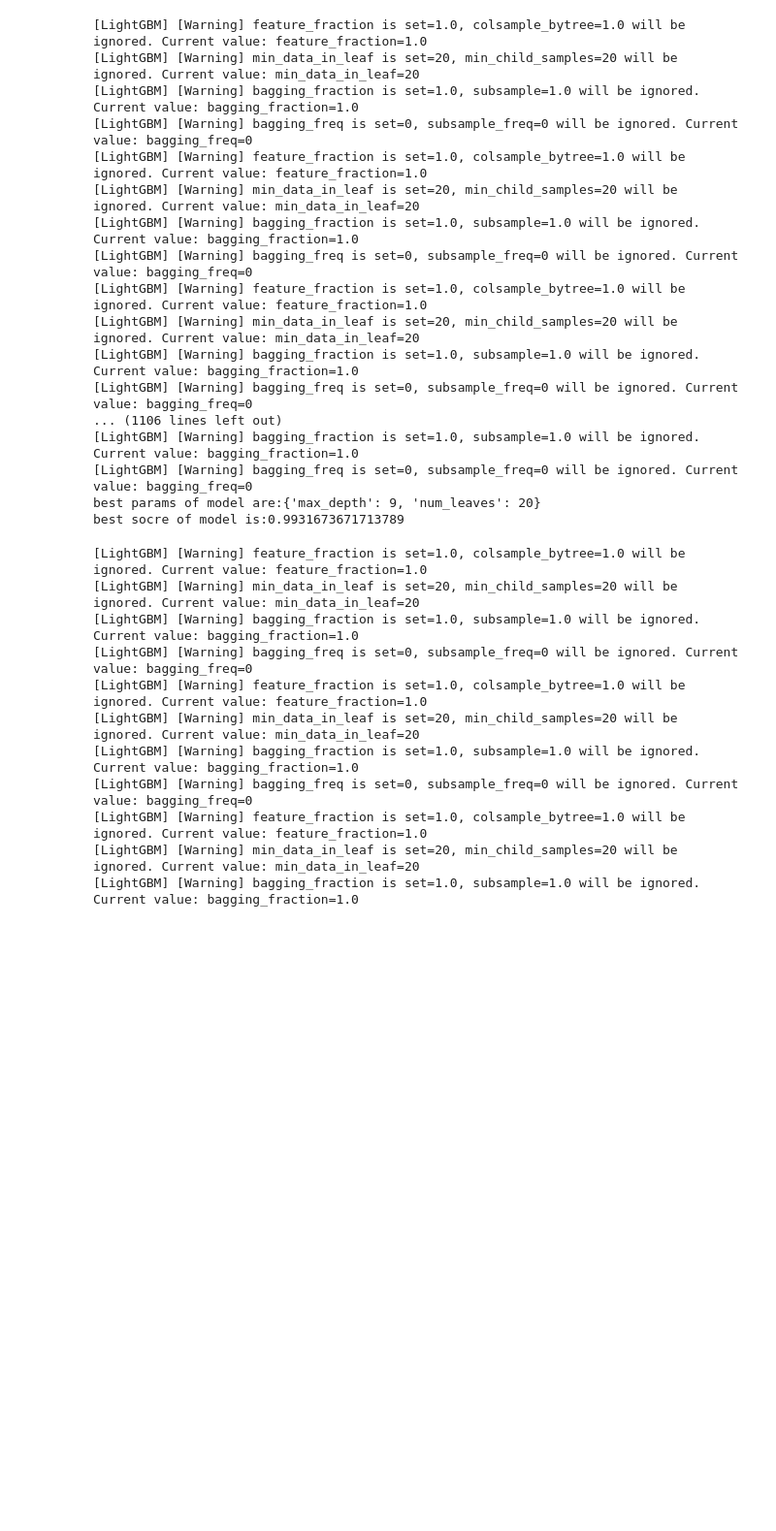
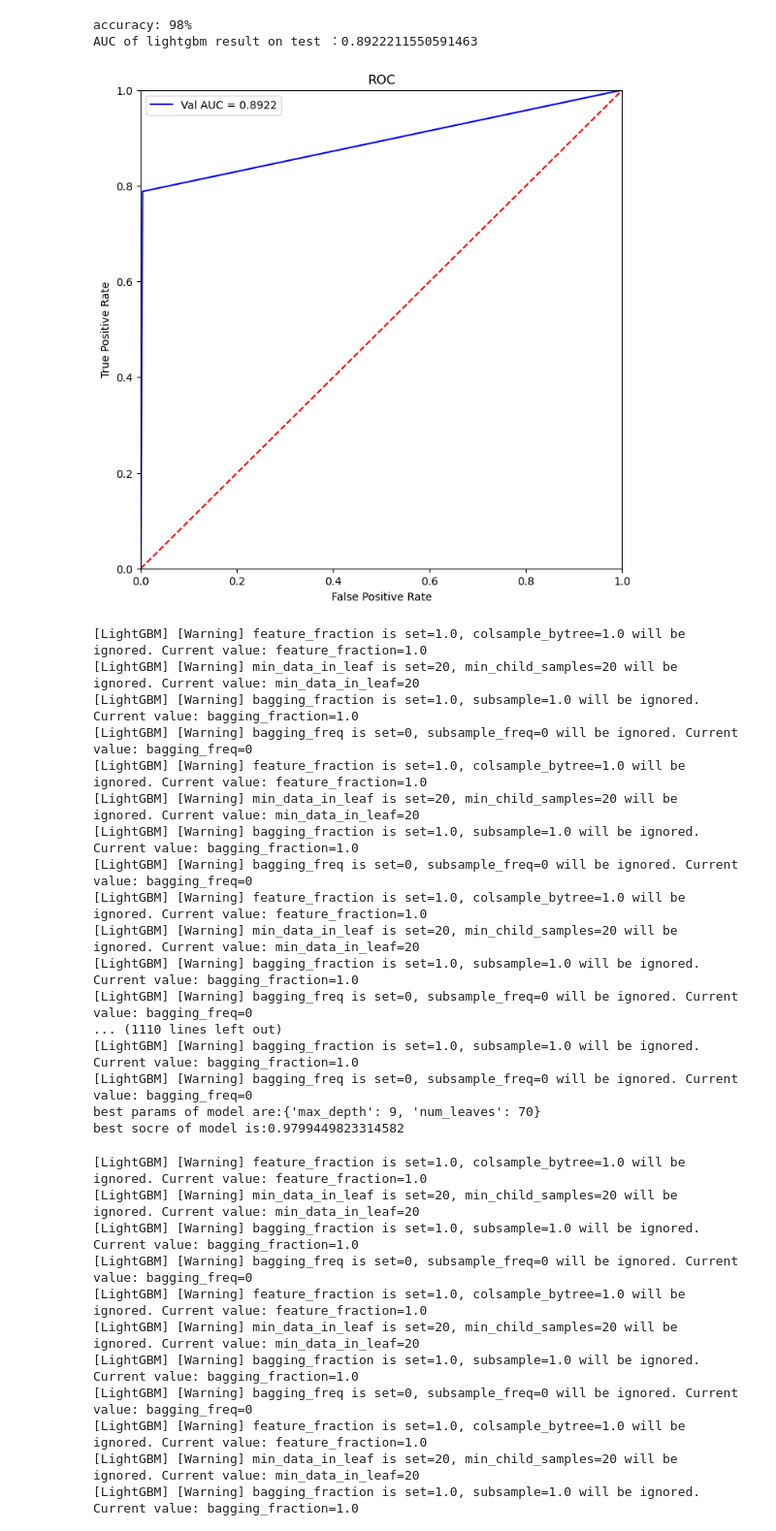
Before and after one commit to userchen12/Data-Analyse-and-Mining, a Jupyter notebook: Data Mining/Project-Online Transaction Fraud Prediction.ipynb, the cells around one changed output. Shown at 97% size. Saved outputs shown, nothing was run; the diff lists cells and outputs as text; code cells hidden in the pictures; blank space fills up the shorter version.

Commit message:
update online fraud

```diff
--- a/Data Mining/Project-Online Transaction Fraud Prediction.ipynb
+++ b/Data Mining/Project-Online Transaction Fraud Prediction.ipynb
@@ -4,12 +4,12 @@ import pandas as pd
 import random
 
 # Load identity and transaction data, only load 10% data due to memory
-df_identity = pd.read_csv("../../DataSet/ieee-fraud-detection/train_identity.csv", skiprows=lambda i: i>0 and random.random() > 0.1)
-df_transaction = pd.read_csv("../../DataSet/ieee-fraud-detection/train_transaction.csv", skiprows=lambda i: i>0 and random.random() > 0.1)
+df_identity = pd.read_csv("../../DataSet/ieee-fraud-detection/train_identity.csv")
+df_transaction = pd.read_csv("../../DataSet/ieee-fraud-detection/train_transaction.csv")
 
 # Load test data
-df_test_identity = pd.read_csv("../../DataSet/ieee-fraud-detection/test_identity.csv", skiprows=lambda i: i>0 and random.random() > 0.1)
-df_test_transaction = pd.read_csv("../../DataSet//ieee-fraud-detection/test_transaction.csv", skiprows=lambda i: i>0 and random.random() > 0.1)
+# df_test_identity = pd.read_csv("../../DataSet/ieee-fraud-detection/test_identity.csv", skiprows=lambda i: i>0 and random.random() > 0.1)
+# df_test_transaction = pd.read_csv("../../DataSet//ieee-fraud-detection/test_transaction.csv", skiprows=lambda i: i>0 and random.random() > 0.1)
 # %%
 # Merge on TransactionID (if desired)
 train_data = df_identity.merge(df_transaction, on="TransactionID", how="left")
@@ -201,12 +208,12 @@ def cv_model(clf, train_x, train_y, test_x, clf_name):
     print("%s_scotrainre_list:" % clf_name, cv_scores)
     print("%s_score_mean:" % clf_name, np.mean(cv_scores))
     print("%s_score_std:" % clf_name, np.std(cv_scores))
-    return train, test
+    return train, test, model
 
 def lgb_model(x_train, y_train, x_test):
-    lgb_train, lgb_test = cv_model(lgb, x_train, y_train, x_test, "lgb")
-    return lgb_train, lgb_test
+    lgb_train, lgb_test, basic_model = cv_model(lgb, x_train, y_train, x_test, "lgb")
+    return lgb_train, lgb_test, basic_model
 
-lgb_train, lgb_test = lgb_model(X_train, y_train, X_test)
+lgb_train, lgb_test, basic_model = lgb_model(X_train, y_train, X_test)
 # %% [output]
 ************************************ 2 ************************************
@@ -272 +236,36 @@ lgb_score_std: 0.0009588208184992351
+# %%
+from sklearn.metrics import accuracy_score, f1_score, roc_auc_score, log_loss
+import sklearn.metrics as metrics
+import matplotlib.pyplot as plt
+
+
+"""preditcion"""
+
+y_pred = np.round(basic_model.predict(X_test))
+y_test = y_test.values
+#accuracy
+accuracy = accuracy_score(y_test,y_pred)
+print('accuracy:%3.f%%'%(accuracy*100))
+
+"""calculate roc related index"""
+fpr, tpr, threshold = metrics.roc_curve(y_test, y_pred)
+roc_auc = metrics.auc(fpr, tpr)
+print('AUC of lightgbm result on test ：{}'.format(roc_auc))
+"""ROC"""
+plt.figure(figsize=(8, 8))
+plt.title('Validation ROC')
+plt.plot(fpr, tpr, 'b', label = 'Val AUC = %0.4f' % roc_auc)
+plt.ylim(0,1)
+plt.xlim(0,1)
+plt.legend(loc='best')
+plt.title('ROC')
+plt.ylabel('True Positive Rate')
+plt.xlabel('False Positive Rate')
+# drwa corner
+plt.plot([0,1],[0,1],'r--')
+plt.show()
+# %% [output]
+accuracy: 98%
+AUC of lightgbm result on test ：0.8922211550591463
+[figure, added]
 # %%
@@ -304,7 +305,7 @@ def get_best_cv_params(learning_rate=0.1, n_estimators=581, num_leaves=31, max_d
     print('best params of model are:{}'.format(grid_search.best_params_))
     print('best socre of model is:{}'.format(grid_search.best_score_))
 # %%
-warnings.filterwarnings('ignore', category=UserWarning, module='lightgbm')
+
 """set n_estimators as 581，adjust num_leaves and max_depth"""
 lgb_params = {'num_leaves': range(10, 80, 5), 'max_depth': range(3,10,2)}
 get_best_cv_params(learning_rate=0.1, n_estimators=581, num_leaves=None, max_depth=None, min_data_in_leaf=20,
@@ -323,11 +324,11 @@ get_best_cv_params(learning_rate=0.1, n_estimators=581, num_leaves=None, max_dep
 [LightGBM] [Warning] min_data_in_leaf is set=20, min_child_samples=20 will be ignored. Current value: min_data_in_leaf=20
 [LightGBM] [Warning] bagging_fraction is set=1.0, subsample=1.0 will be ignored. Current value: bagging_fraction=1.0
 [LightGBM] [Warning] bagging_freq is set=0, subsample_freq=0 will be ignored. Current value: bagging_freq=0
-... (1106 lines left out)
+... (1110 lines left out)
 [LightGBM] [Warning] bagging_fraction is set=1.0, subsample=1.0 will be ignored. Current value: bagging_fraction=1.0
 [LightGBM] [Warning] bagging_freq is set=0, subsample_freq=0 will be ignored. Current value: bagging_freq=0
-best params of model are:{'max_depth': 9, 'num_leaves': 20}
-best socre of model is:0.9931673671713789
+best params of model are:{'max_depth': 9, 'num_leaves': 70}
+best socre of model is:0.9799449823314582
 # %%
 %%capture
 import warnings
```
Also changed, not shown: parts of 10 cells of this notebook.
